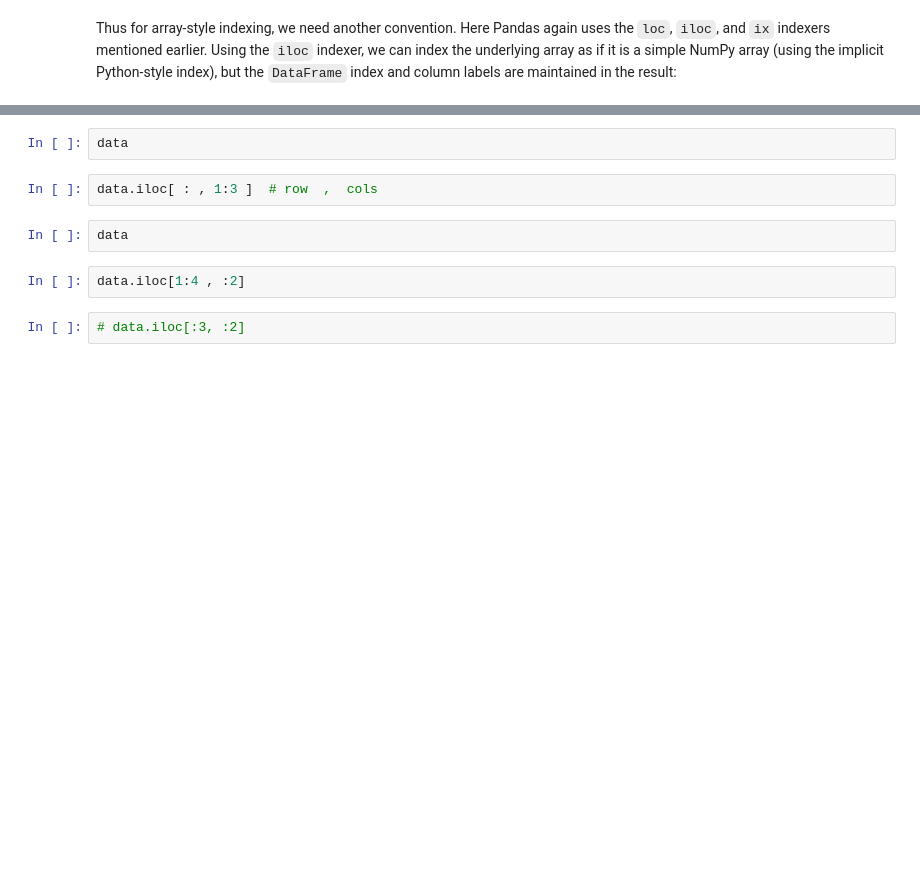
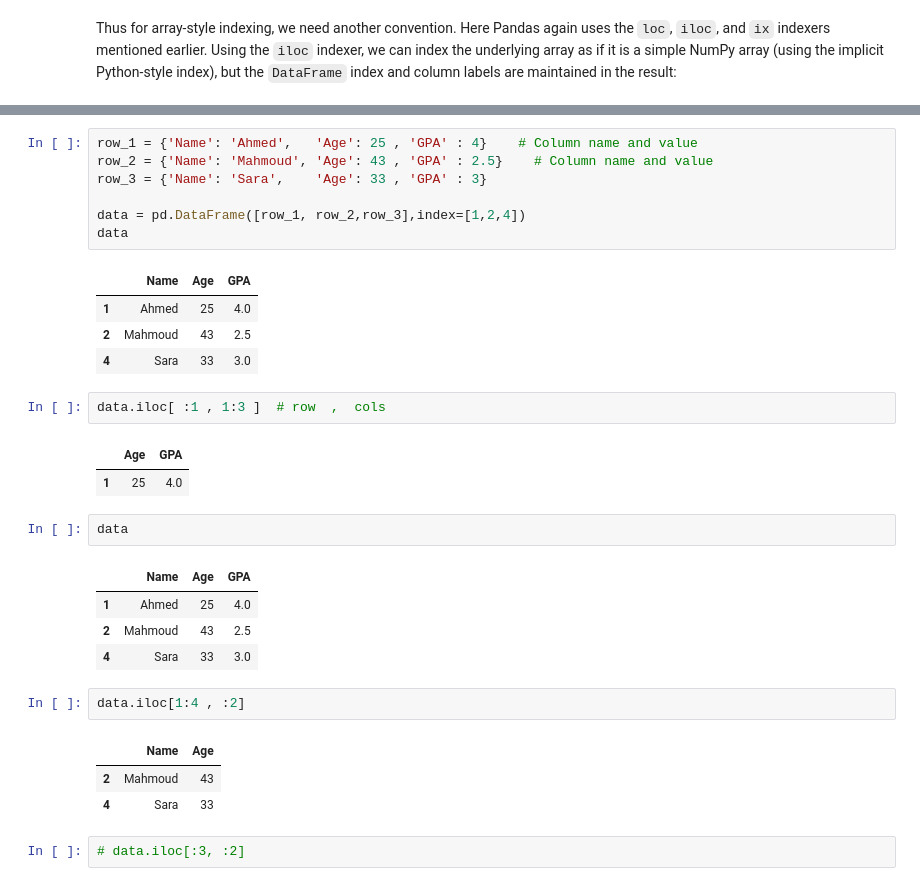
Before and after one commit to Mahmoud-Khorshed-DS-AI/Ai-Group-107, a Jupyter notebook: Session 8/Pandas_Session_8.ipynb, the cells around one changed output, grey strips where cells are left out. Saved outputs shown, nothing was run; the diff lists cells and outputs as text; blank space fills up the shorter version.

```diff
--- a/Session 8/Pandas_Session_8.ipynb
+++ b/Session 8/Pandas_Session_8.ipynb
@@ -181,11 +272,33 @@ data.iloc[1]
-# %%
-data
+# %%
+row_1 = {'Name': 'Ahmed',   'Age': 25 , 'GPA' : 4}    # Column name and value
+row_2 = {'Name': 'Mahmoud', 'Age': 43 , 'GPA' : 2.5}    # Column name and value
+row_3 = {'Name': 'Sara',    'Age': 33 , 'GPA' : 3}
+
+data = pd.DataFrame([row_1, row_2,row_3],index=[1,2,4])
+data
+# %% [output]
+|  | Name | Age | GPA |
+| 1 | Ahmed | 25 | 4.0 |
+| 2 | Mahmoud | 43 | 2.5 |
+| 4 | Sara | 33 | 3.0 |
 # %%
-data.iloc[ : , 1:3 ]  # row  ,  cols
+data.iloc[ :1 , 1:3 ]  # row  ,  cols
+# %% [output]
+|  | Age | GPA |
+| 1 | 25 | 4.0 |
 # %%
 data
+# %% [output]
+|  | Name | Age | GPA |
+| 1 | Ahmed | 25 | 4.0 |
+| 2 | Mahmoud | 43 | 2.5 |
+| 4 | Sara | 33 | 3.0 |
 # %%
 data.iloc[1:4 , :2]
+# %% [output]
+|  | Name | Age |
+| 2 | Mahmoud | 43 |
+| 4 | Sara | 33 |
 # %%
 # data.iloc[:3, :2]
 # %% [markdown]
```
Also changed, not shown: parts of 71 cells of this notebook, 2 other files.
